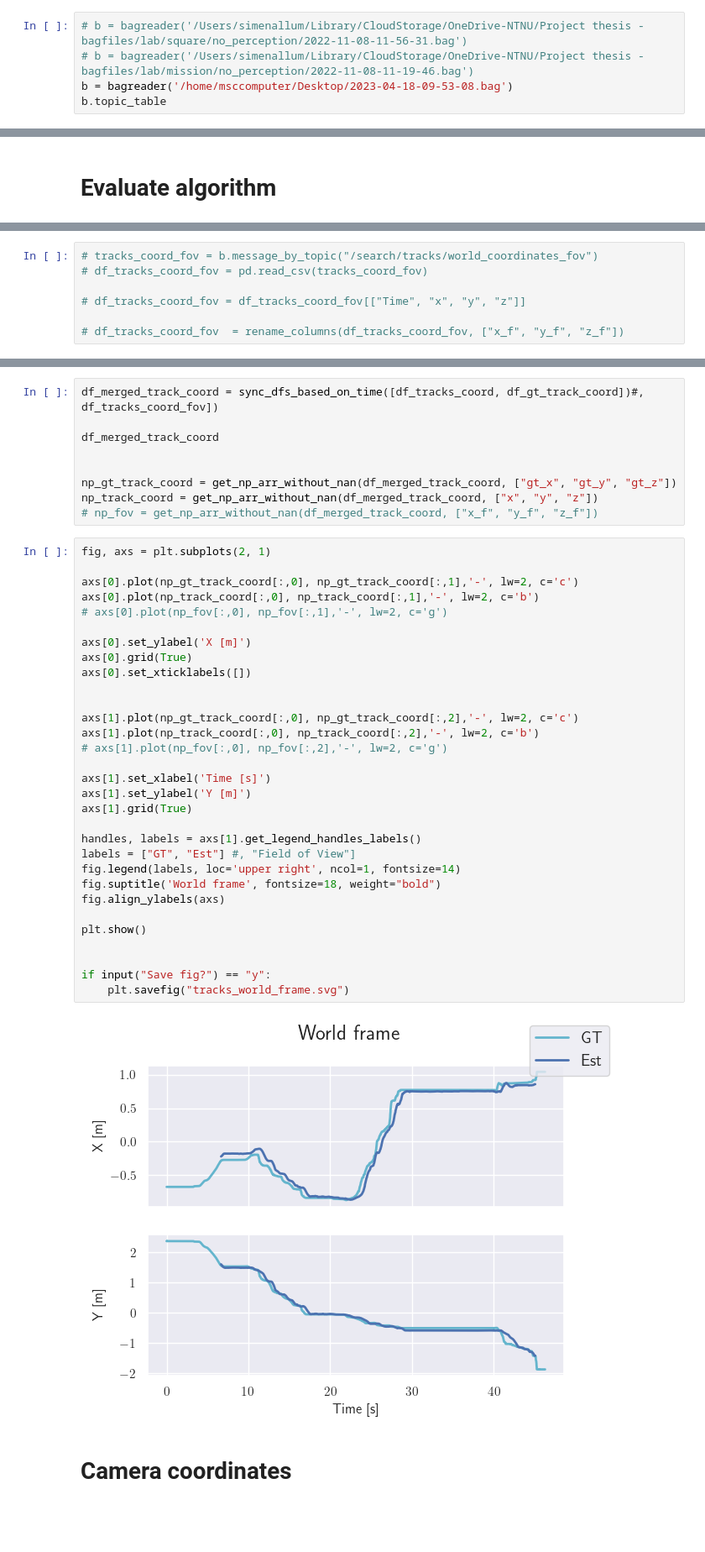
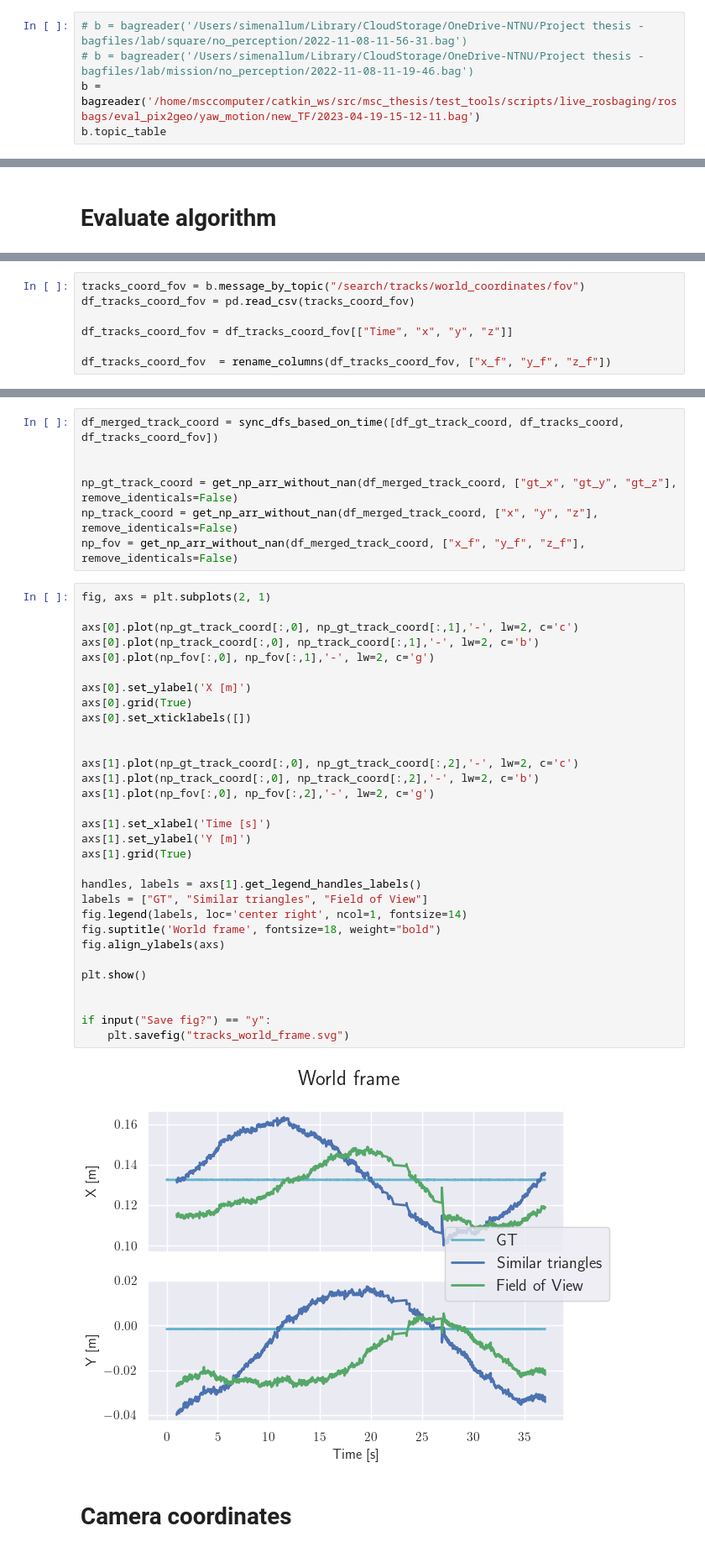
Before and after one commit to simenallum/msc_thesis, a Jupyter notebook: offline_utils/analysis_and_plotting/pix2geo/evaluate_pix2geo.ipynb, the cells around one changed output, grey strips where cells are left out. Shown: that part at 84% size. Cells and saved outputs as stored; diff of their text form; blank space fills up the shorter version.

```diff
--- a/offline_utils/analysis_and_plotting/pix2geo/evaluate_pix2geo.ipynb
+++ b/offline_utils/analysis_and_plotting/pix2geo/evaluate_pix2geo.ipynb
@@ -162,6 +162,6 @@ def extract_diagonal(row):
 # %%
 # b = bagreader('/Users/simenallum/Library/CloudStorage/OneDrive-NTNU/Project thesis - bagfiles/lab/square/no_perception/2022-11-08-11-56-31.bag')
 # b = bagreader('/Users/simenallum/Library/CloudStorage/OneDrive-NTNU/Project thesis - bagfiles/lab/mission/no_perception/2022-11-08-11-19-46.bag')
-b = bagreader('/home/msccomputer/Desktop/2023-04-18-09-53-08.bag')
+b = bagreader('/home/msccomputer/catkin_ws/src/msc_thesis/test_tools/scripts/live_rosbaging/rosbags/eval_pix2geo/yaw_motion/new_TF/2023-04-19-15-12-11.bag')
 b.topic_table
 # %% [output]
@@ -569,10 +364,10 @@ df_tracks_coord
 # %%
-# tracks_coord_fov = b.message_by_topic("/search/tracks/world_coordinates_fov")
-# df_tracks_coord_fov = pd.read_csv(tracks_coord_fov)
+tracks_coord_fov = b.message_by_topic("/search/tracks/world_coordinates/fov")
+df_tracks_coord_fov = pd.read_csv(tracks_coord_fov)
 
-# df_tracks_coord_fov = df_tracks_coord_fov[["Time", "x", "y", "z"]]
+df_tracks_coord_fov = df_tracks_coord_fov[["Time", "x", "y", "z"]]
 
-# df_tracks_coord_fov  = rename_columns(df_tracks_coord_fov, ["x_f", "y_f", "z_f"])
+df_tracks_coord_fov  = rename_columns(df_tracks_coord_fov, ["x_f", "y_f", "z_f"])
 # %%
 
 gt_track_coord = b.message_by_topic('/qualisys/AT0/pose')
@@ -598,45 +393,43 @@ df_gt_track_coord
 # %%
-df_merged_track_coord = sync_dfs_based_on_time([df_tracks_coord, df_gt_track_coord])#, df_tracks_coord_fov])
-
-df_merged_track_coord
+df_merged_track_coord = sync_dfs_based_on_time([df_gt_track_coord, df_tracks_coord, df_tracks_coord_fov])
 
 
-np_gt_track_coord = get_np_arr_without_nan(df_merged_track_coord, ["gt_x", "gt_y", "gt_z"])
-np_track_coord = get_np_arr_without_nan(df_merged_track_coord, ["x", "y", "z"])
-# np_fov = get_np_arr_without_nan(df_merged_track_coord, ["x_f", "y_f", "z_f"])
+np_gt_track_coord = get_np_arr_without_nan(df_merged_track_coord, ["gt_x", "gt_y", "gt_z"], remove_identicals=False)
+np_track_coord = get_np_arr_without_nan(df_merged_track_coord, ["x", "y", "z"], remove_identicals=False)
+np_fov = get_np_arr_without_nan(df_merged_track_coord, ["x_f", "y_f", "z_f"], remove_identicals=False)
 # %%
 fig, axs = plt.subplots(2, 1)
 
 axs[0].plot(np_gt_track_coord[:,0], np_gt_track_coord[:,1],'-', lw=2, c='c')
 axs[0].plot(np_track_coord[:,0], np_track_coord[:,1],'-', lw=2, c='b')
-# axs[0].plot(np_fov[:,0], np_fov[:,1],'-', lw=2, c='g')
+axs[0].plot(np_fov[:,0], np_fov[:,1],'-', lw=2, c='g')
 
 axs[0].set_ylabel('X [m]')
 axs[0].grid(True)
 axs[0].set_xticklabels([])
 
 
 axs[1].plot(np_gt_track_coord[:,0], np_gt_track_coord[:,2],'-', lw=2, c='c')
 axs[1].plot(np_track_coord[:,0], np_track_coord[:,2],'-', lw=2, c='b')
-# axs[1].plot(np_fov[:,0], np_fov[:,2],'-', lw=2, c='g')
+axs[1].plot(np_fov[:,0], np_fov[:,2],'-', lw=2, c='g')
 
 axs[1].set_xlabel('Time [s]')
 axs[1].set_ylabel('Y [m]')
 axs[1].grid(True)
 
 handles, labels = axs[1].get_legend_handles_labels()
-labels = ["GT", "Est"] #, "Field of View"]
-fig.legend(labels, loc='upper right', ncol=1, fontsize=14)
+labels = ["GT", "Similar triangles", "Field of View"]
+fig.legend(labels, loc='center right', ncol=1, fontsize=14)
 fig.suptitle('World frame', fontsize=18, weight="bold")
 fig.align_ylabels(axs)
 
 plt.show()
 
 
 if input("Save fig?") == "y":
     plt.savefig("tracks_world_frame.svg")
 # %% [output]
-[figure, old version]
+[figure, new version]
 # %% [markdown]
 # Camera coordinates
 # %%
```
Also changed, not shown: parts of 29 cells of this notebook, 11 other files.
